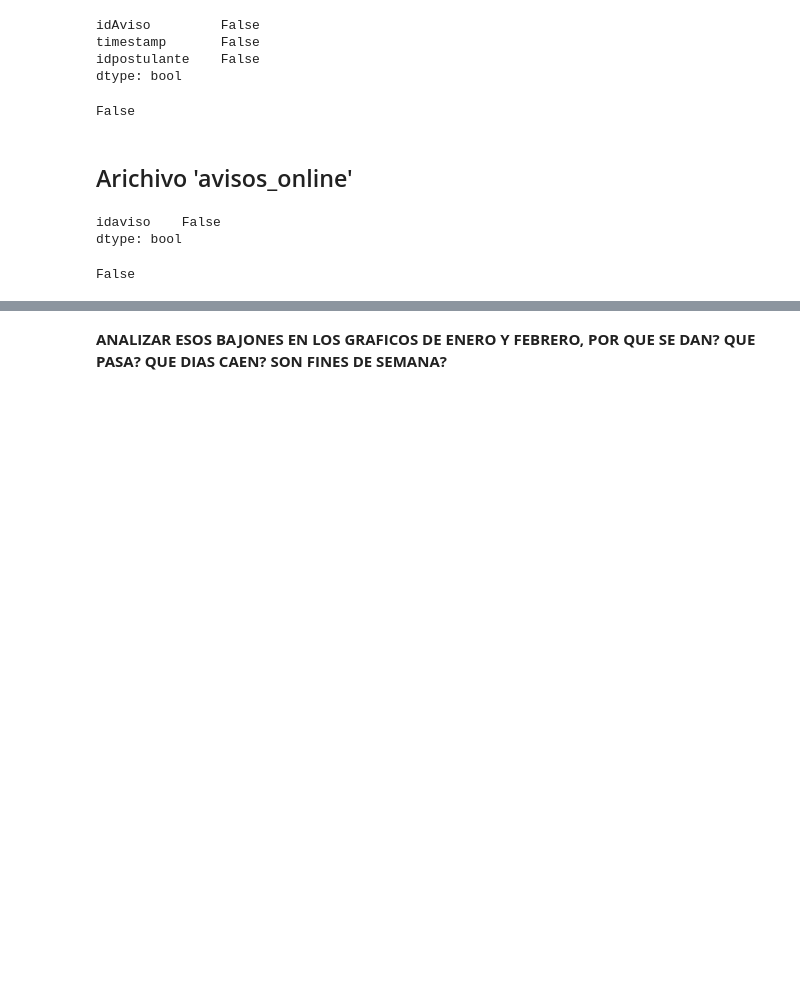
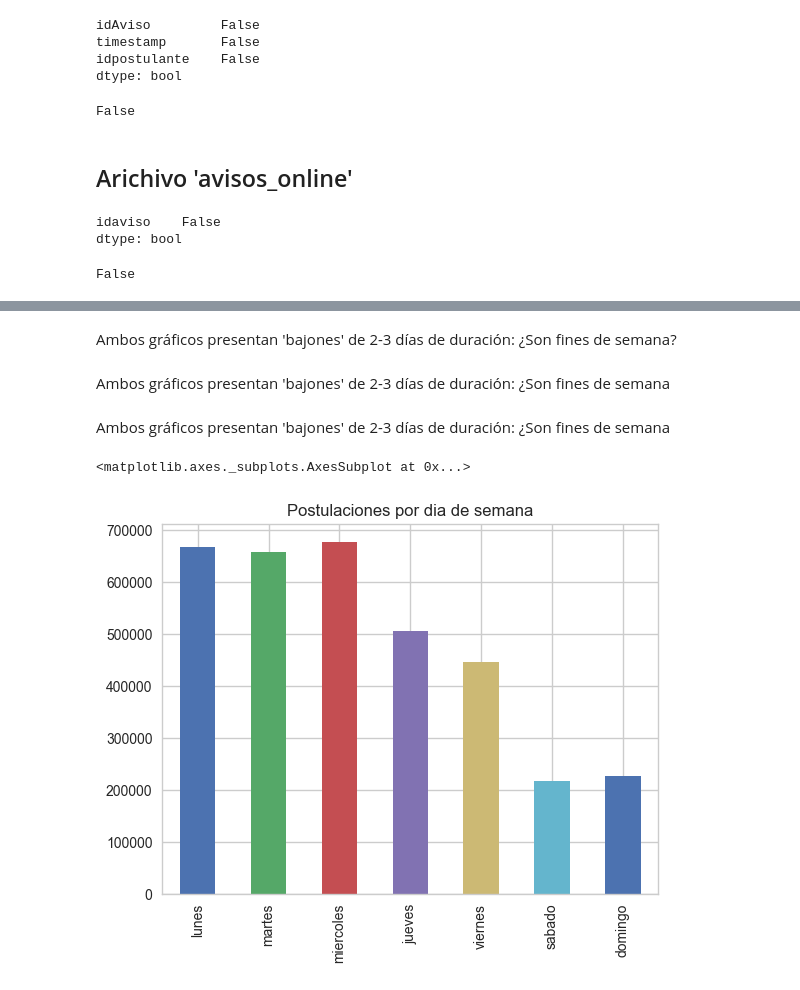
Before and after one commit to juanpcapurro/tp_datos, a Jupyter notebook: Exploracion.ipynb, the cells around one changed output, grey strips where cells are left out. Drawn from its saved outputs; the diff is of its cells as text; code cells hidden in the pictures; blank space fills up the shorter version.

```diff
--- a/Exploracion.ipynb
+++ b/Exploracion.ipynb
@@ -290,5 +268,19 @@ g_month_febrero.set_ylabel('Cantidad de postulaciones');
-# %% [markdown]
-**ANALIZAR ESOS BAJONES EN LOS GRAFICOS DE ENERO Y FEBRERO, POR QUE SE DAN? QUE PASA? QUE DIAS CAEN? SON FINES DE SEMANA?**
+# %% [markdown]
+Ambos gráficos presentan 'bajones' de 2-3 días de duración: ¿Son fines de semana?
+# %% [markdown]
+Ambos gráficos presentan 'bajones' de 2-3 días de duración: ¿Son fines de semana
+# %% [markdown]
+Ambos gráficos presentan 'bajones' de 2-3 días de duración: ¿Son fines de semana
+# %%
+postulaciones['weekday']= pd.to_datetime(postulaciones['date']).dt.dayofweek
+days = ['lunes','martes','miercoles','jueves','viernes','sabado','domingo']
+postulaciones['weekday'] = pd.Categorical(values=postulaciones['weekday'].values, ordered=True).rename_categories(days)
+postulaciones['weekday'].value_counts().sort_index().plot(kind='bar', title='Postulaciones por dia de semana')
+# Al hacer el gráfico, podemos ver que los fines de semana tienen muchas menos postulaciones
+# y que jueves y viernes son los dias de la semana con menos postulaciones.
+# %% [output]
+<matplotlib.axes._subplots.AxesSubplot at 0x...>
+[figure, added]
 # %%
 #este df contiene solo los dias entre el 15 y 28 de cada mes
 enero_febrero_igual_dias = pd.DataFrame(columns = ['date'])
```
Also changed, not shown: parts of 61 cells of this notebook, 1 other file.
